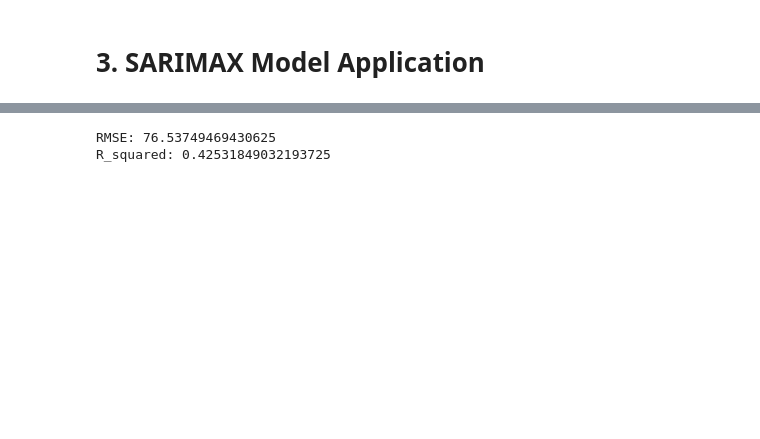
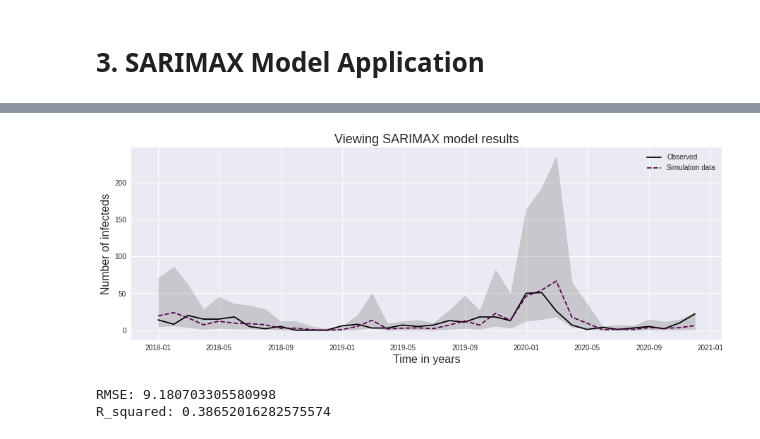
Before and after one commit to lucas-aranha/time-series-analysis-for-the-study-of-dengue-in-belem, a Jupyter notebook: notebooks/proj1_den_belem.ipynb, the cells around one changed output, grey strips where cells are left out. Saved outputs shown, nothing was run; the diff lists cells and outputs as text; code cells hidden in the pictures; blank space fills up the shorter version.

```diff
--- a/notebooks/proj1_den_belem.ipynb
+++ b/notebooks/proj1_den_belem.ipynb
@@ -286,10 +450,26 @@ pred[0] = data_set.dengue_cases[0]
+# %%
+fig8, ax = plt.subplots(figsize=(15, 5))
+sns.lineplot(x=data_set.index[132:], y=data_set.dengue_cases[132:], color='black', label='Observed')
+sns.lineplot(x=data_set.index[132:], y=predict, color='#55004D', linestyle='--', label='Simulation data')
+ax.fill_between(predict_ci.index,
+                predict_ci.iloc[:, 0],
+                predict_ci.iloc[:, 1], color='k', alpha=.15)
+
+ax.set_title('Viewing SARIMAX model results', size=18)
+ax.set_xlabel('Time in years', size=16)
+ax.set_ylabel('Number of infecteds', size=16)
+ax.legend()
+
+plt.show()
+# %% [output]
+[figure, added]
 # %%
 import sklearn.metrics as metrics
 
-rmse = np.sqrt(((data_set.dengue_cases - pred)**2).mean())
-r2 = metrics.r2_score(data_set.dengue_cases, pred)
+rmse = np.sqrt(((data_set.dengue_cases[132:] - predict)**2).mean())
+r2 = metrics.r2_score(data_set.dengue_cases[132:], predict)
 print('RMSE: {}'.format(rmse))
 print('R_squared: {}'.format(r2))
 # %% [output]
-RMSE: 76.53749469430625
-R_squared: 0.42531849032193725
+RMSE: 9.180703305580998
+R_squared: 0.38652016282575574
```
Also changed, not shown: parts of 30 cells of this notebook.
